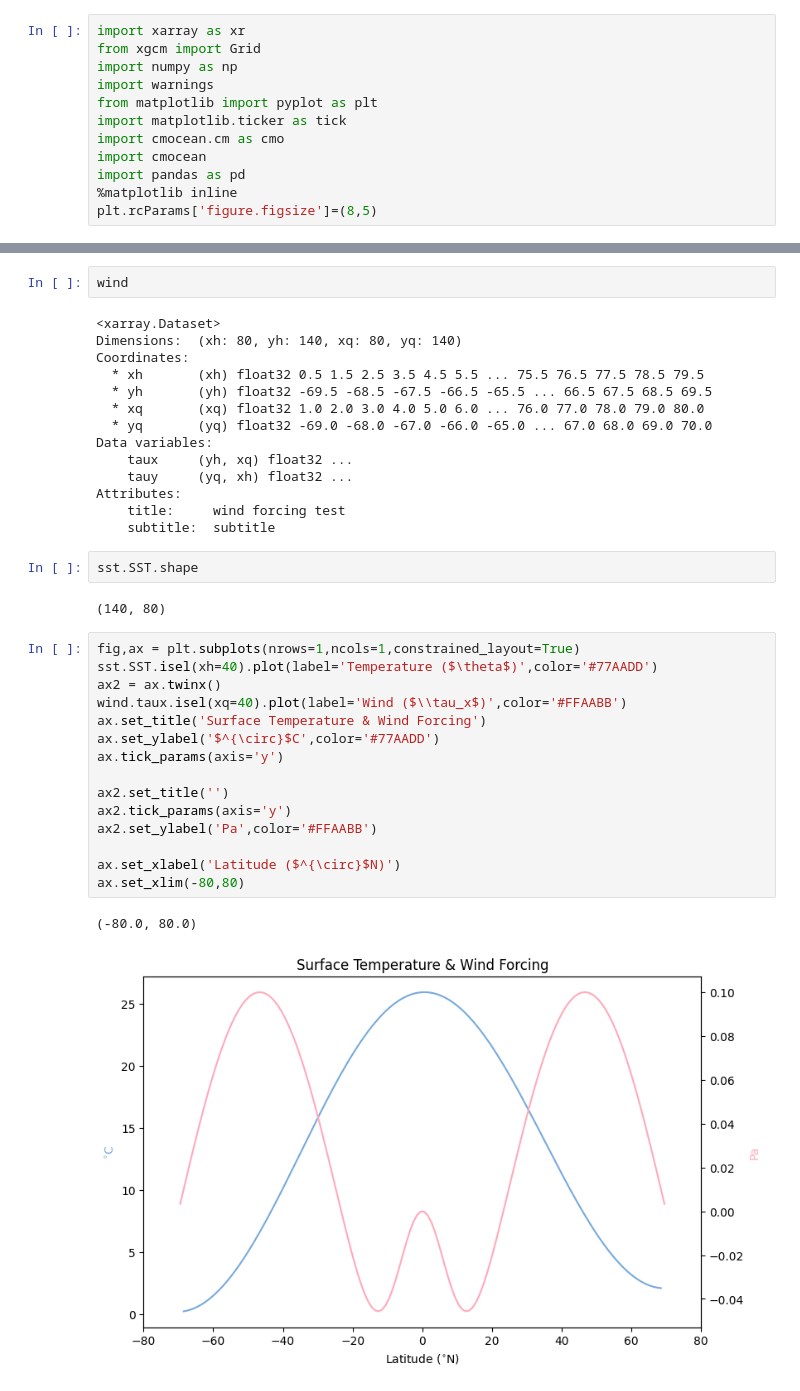
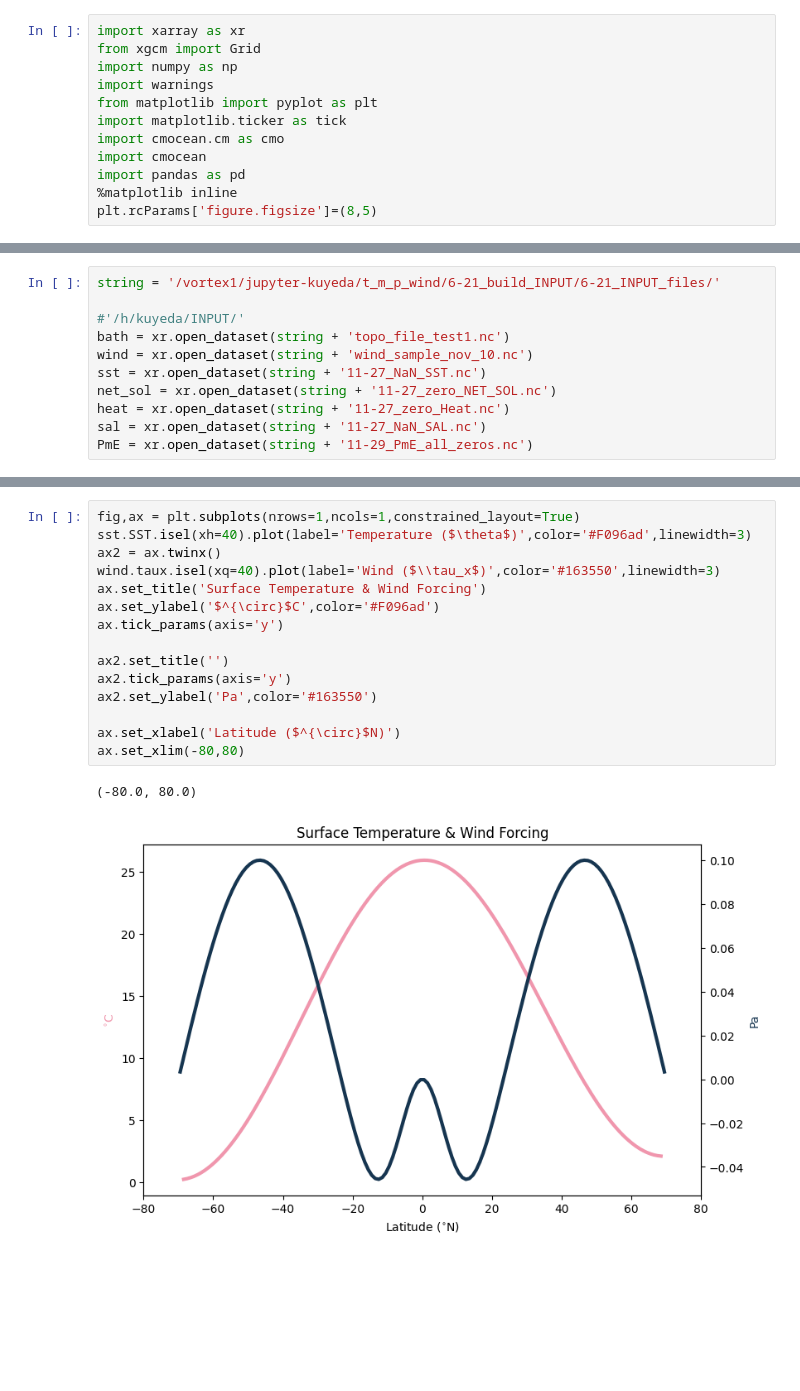
Before and after one commit to kailauyeda/single_basin_amoc_tropics, a Jupyter notebook: 6-21_build_INPUT/6-12_INPUT_figures.ipynb, the cells around one changed output, grey strips where cells are left out. Drawn from its saved outputs; the diff is of its cells as text; blank space fills up the shorter version.

```diff
--- a/6-21_build_INPUT/6-12_INPUT_figures.ipynb
+++ b/6-21_build_INPUT/6-12_INPUT_figures.ipynb
@@ -34,0 +24,11 @@ sst = xr.open_dataset(string + '11-27_NaN_SST.nc')
+# %%
+string = '/vortex1/jupyter-kuyeda/t_m_p_wind/6-21_build_INPUT/6-21_INPUT_files/'
+
+#'/h/kuyeda/INPUT/'
+bath = xr.open_dataset(string + 'topo_file_test1.nc')
+wind = xr.open_dataset(string + 'wind_sample_nov_10.nc')
+sst = xr.open_dataset(string + '11-27_NaN_SST.nc')
+net_sol = xr.open_dataset(string + '11-27_zero_NET_SOL.nc')
+heat = xr.open_dataset(string + '11-27_zero_Heat.nc')
+sal = xr.open_dataset(string + '11-27_NaN_SAL.nc')
+PmE = xr.open_dataset(string + '11-29_PmE_all_zeros.nc')
@@ -70,38 +94,18 @@ Text(0.5, 0.98, 'Idealized Model Set-Up')
-# %%
-wind
-# %% [output]
-<xarray.Dataset>
-Dimensions:  (xh: 80, yh: 140, xq: 80, yq: 140)
-Coordinates:
-  * xh       (xh) float32 0.5 1.5 2.5 3.5 4.5 5.5 ... 75.5 76.5 77.5 78.5 79.5
-  * yh       (yh) float32 -69.5 -68.5 -67.5 -66.5 -65.5 ... 66.5 67.5 68.5 69.5
-  * xq       (xq) float32 1.0 2.0 3.0 4.0 5.0 6.0 ... 76.0 77.0 78.0 79.0 80.0
-  * yq       (yq) float32 -69.0 -68.0 -67.0 -66.0 -65.0 ... 67.0 68.0 69.0 70.0
-Data variables:
-    taux     (yh, xq) float32 ...
-    tauy     (yq, xh) float32 ...
-Attributes:
-    title:     wind forcing test
-    subtitle:  subtitle
-# %%
-sst.SST.shape
-# %% [output]
-(140, 80)
 # %%
 fig,ax = plt.subplots(nrows=1,ncols=1,constrained_layout=True)
-sst.SST.isel(xh=40).plot(label='Temperature ($\theta$)',color='#77AADD')
+sst.SST.isel(xh=40).plot(label='Temperature ($\theta$)',color='#F096ad',linewidth=3)
 ax2 = ax.twinx()
-wind.taux.isel(xq=40).plot(label='Wind ($\\tau_x$)',color='#FFAABB')
+wind.taux.isel(xq=40).plot(label='Wind ($\\tau_x$)',color='#163550',linewidth=3)
 ax.set_title('Surface Temperature & Wind Forcing')
-ax.set_ylabel('$^{\circ}$C',color='#77AADD')
+ax.set_ylabel('$^{\circ}$C',color='#F096ad')
 ax.tick_params(axis='y')
 
 ax2.set_title('')
 ax2.tick_params(axis='y')
-ax2.set_ylabel('Pa',color='#FFAABB')
+ax2.set_ylabel('Pa',color='#163550')
 
 ax.set_xlabel('Latitude ($^{\circ}$N)')
 ax.set_xlim(-80,80)
 # %% [output]
 (-80.0, 80.0)
-[figure, old version]
+[figure, new version]
```
Also changed, not shown: parts of 21 cells of this notebook.
